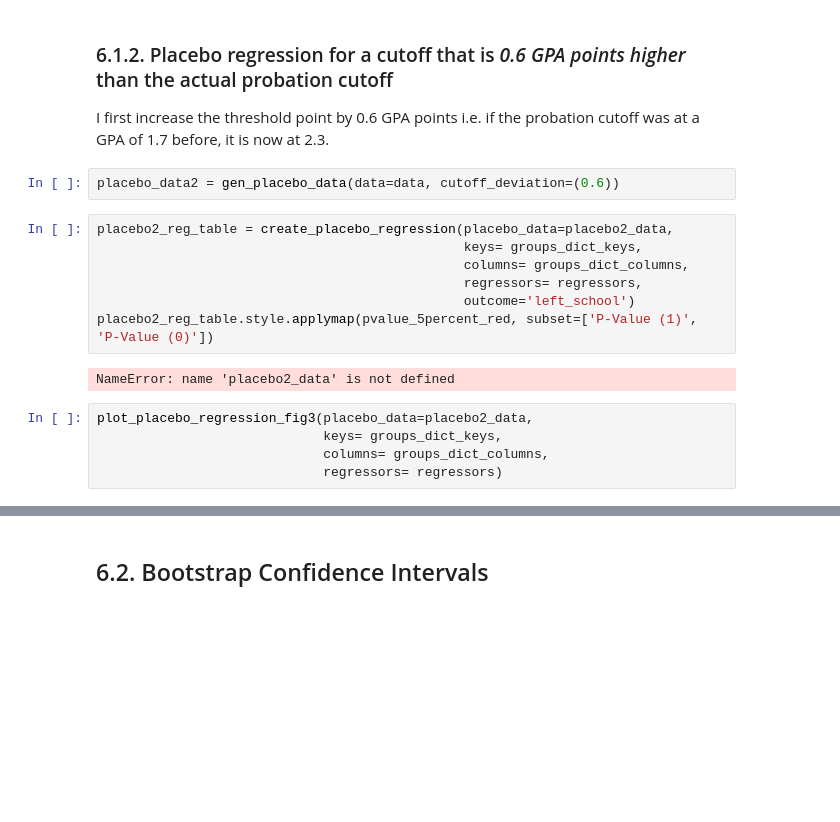
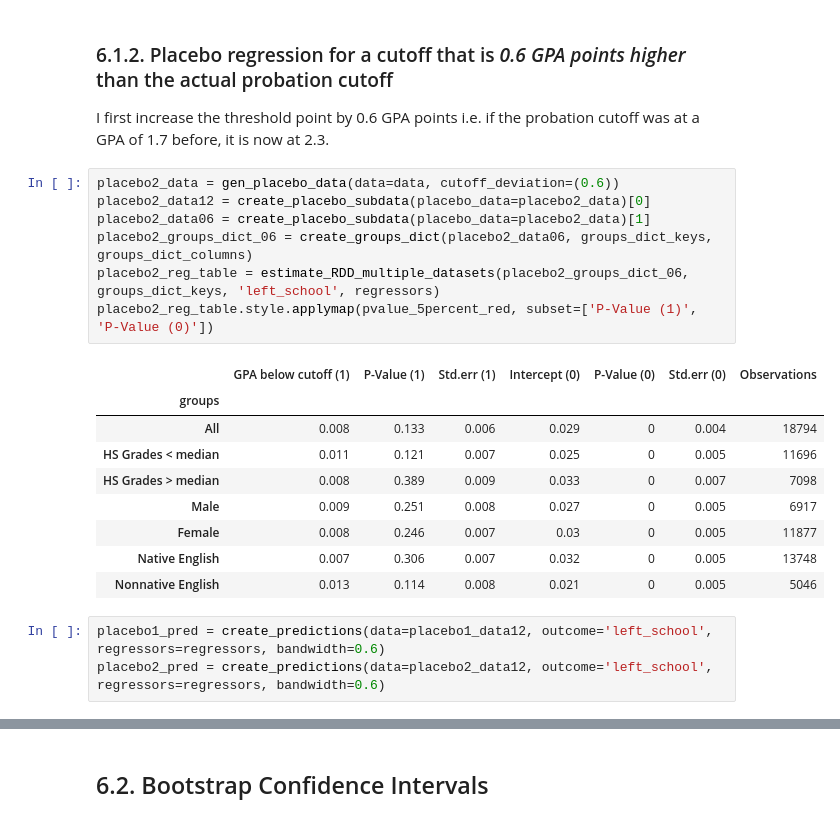
Before and after one commit to amageh/replication-performance-standards, a Jupyter notebook: project.ipynb, the cells around one changed output, grey strips where cells are left out. Drawn from its saved outputs; the diff is of its cells as text; blank space fills up the shorter version.

```diff
--- a/project.ipynb
+++ b/project.ipynb
@@ -613,19 +577,23 @@ plot_placebo_regression_fig3(placebo_data=placebo1_data,
 # %% [markdown]
 ### 6.1.2. Placebo regression for a cutoff that is _0.6 GPA points higher_ than the actual probation cutoff
 I first increase the threshold point by 0.6 GPA points i.e. if the probation cutoff was at a GPA of 1.7 before, it is now at 2.3.
-# %%
-placebo_data2 = gen_placebo_data(data=data, cutoff_deviation=(0.6))
 # %%
-placebo2_reg_table = create_placebo_regression(placebo_data=placebo2_data,
-                                               keys= groups_dict_keys,
-                                               columns= groups_dict_columns,
-                                               regressors= regressors,
-                                               outcome='left_school')
+placebo2_data = gen_placebo_data(data=data, cutoff_deviation=(0.6))
+placebo2_data12 = create_placebo_subdata(placebo_data=placebo2_data)[0]
+placebo2_data06 = create_placebo_subdata(placebo_data=placebo2_data)[1]
+placebo2_groups_dict_06 = create_groups_dict(placebo2_data06, groups_dict_keys, groups_dict_columns)
+placebo2_reg_table = estimate_RDD_multiple_datasets(placebo2_groups_dict_06, groups_dict_keys, 'left_school', regressors)
 placebo2_reg_table.style.applymap(pvalue_5percent_red, subset=['P-Value (1)', 'P-Value (0)'])
 # %% [output]
-NameError: name 'placebo2_data' is not defined
+|  | GPA below cutoff (1) | P-Value (1) | Std.err (1) | Intercept (0) | P-Value (0) | Std.err (0) | Observations |
+| groups |  |  |  |  |  |  |  |
+| All | 0.008 | 0.133 | 0.006 | 0.029 | 0 | 0.004 | 18794 |
+| HS Grades < median | 0.011 | 0.121 | 0.007 | 0.025 | 0 | 0.005 | 11696 |
+| HS Grades > median | 0.008 | 0.389 | 0.009 | 0.033 | 0 | 0.007 | 7098 |
+| Male | 0.009 | 0.251 | 0.008 | 0.027 | 0 | 0.005 | 6917 |
+| Female | 0.008 | 0.246 | 0.007 | 0.03 | 0 | 0.005 | 11877 |
+| Native English | 0.007 | 0.306 | 0.007 | 0.032 | 0 | 0.005 | 13748 |
+| Nonnative English | 0.013 | 0.114 | 0.008 | 0.021 | 0 | 0.005 | 5046 |
-# %%
-plot_placebo_regression_fig3(placebo_data=placebo2_data,
-                             keys= groups_dict_keys,
-                             columns= groups_dict_columns,
-                             regressors= regressors)
+# %%
+placebo1_pred = create_predictions(data=placebo1_data12, outcome='left_school', regressors=regressors, bandwidth=0.6)
+placebo2_pred = create_predictions(data=placebo2_data12, outcome='left_school', regressors=regressors, bandwidth=0.6)
```
Also changed, not shown: parts of 18 cells of this notebook, 3 other files.
